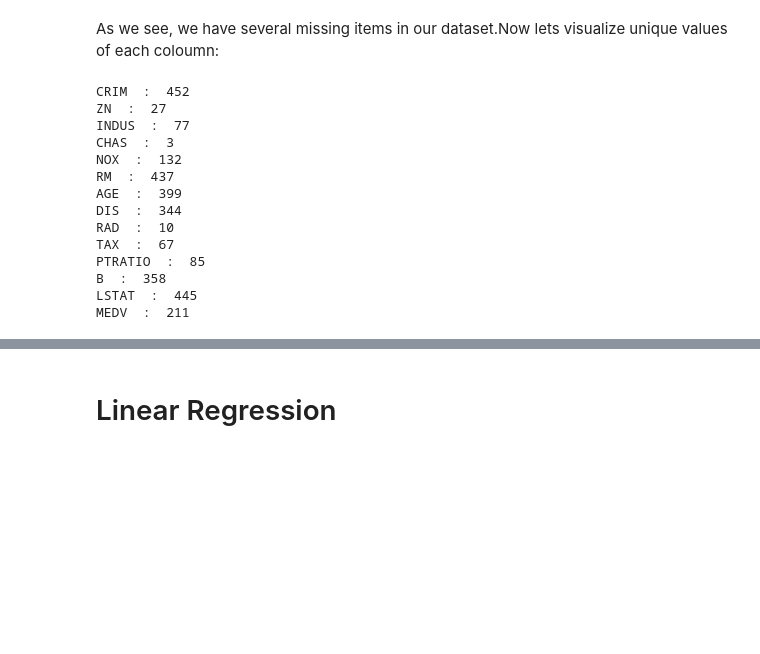
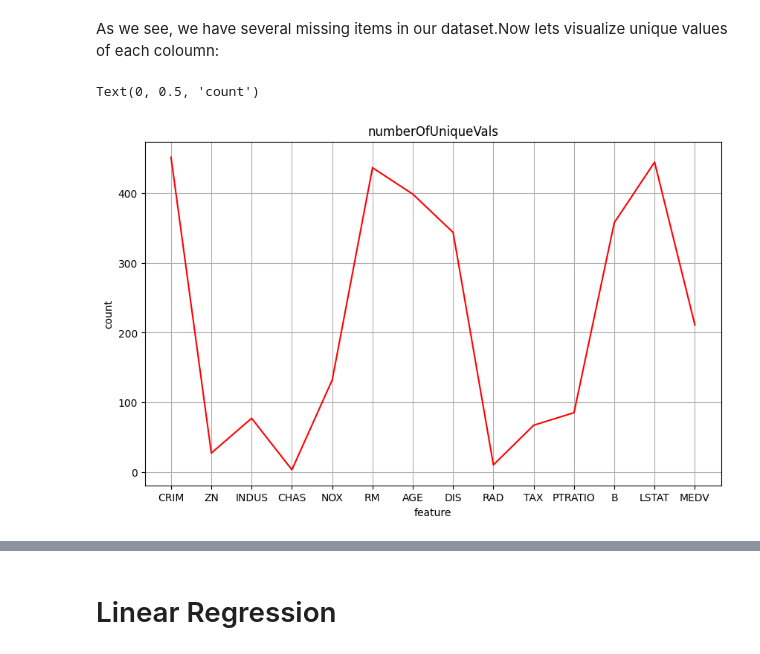
Before and after one commit to javadkavian/AI_Assignments, a Jupyter notebook: A4/CA04_Spring403.ipynb, the cells around one changed output, grey strips where cells are left out. Cells and saved outputs as stored; diff of their text form; code cells hidden in the pictures; blank space fills up the shorter version.

```diff
--- a/A4/CA04_Spring403.ipynb
+++ b/A4/CA04_Spring403.ipynb
@@ -72,20 +74,13 @@ dtype: int64
 As we see, we have several missing items in our dataset.Now lets visualize unique values of each coloumn:
 # %%
 values = {x:np.unique(df[x].to_numpy()) for x in df.columns.tolist()}
-for key in values.keys():
-    print(key, " : ", len(values[key]))
+uniqeVals = [len(values[key]) for key in values.keys()]
+plt.figure(figsize=(10, 6))
+plt.plot(values.keys(), uniqeVals, color='red')
+plt.title("numberOfUniqueVals")
+plt.grid()
+plt.xlabel("feature")
+plt.ylabel("count")
 # %% [output]
-CRIM  :  452
-ZN  :  27
-INDUS  :  77
-CHAS  :  3
-NOX  :  132
-RM  :  437
-AGE  :  399
-DIS  :  344
-RAD  :  10
-TAX  :  67
-PTRATIO  :  85
-B  :  358
-LSTAT  :  445
-MEDV  :  211
+Text(0, 0.5, 'count')
+[figure, added]
```
Also changed, not shown: parts of 5 cells of this notebook.
